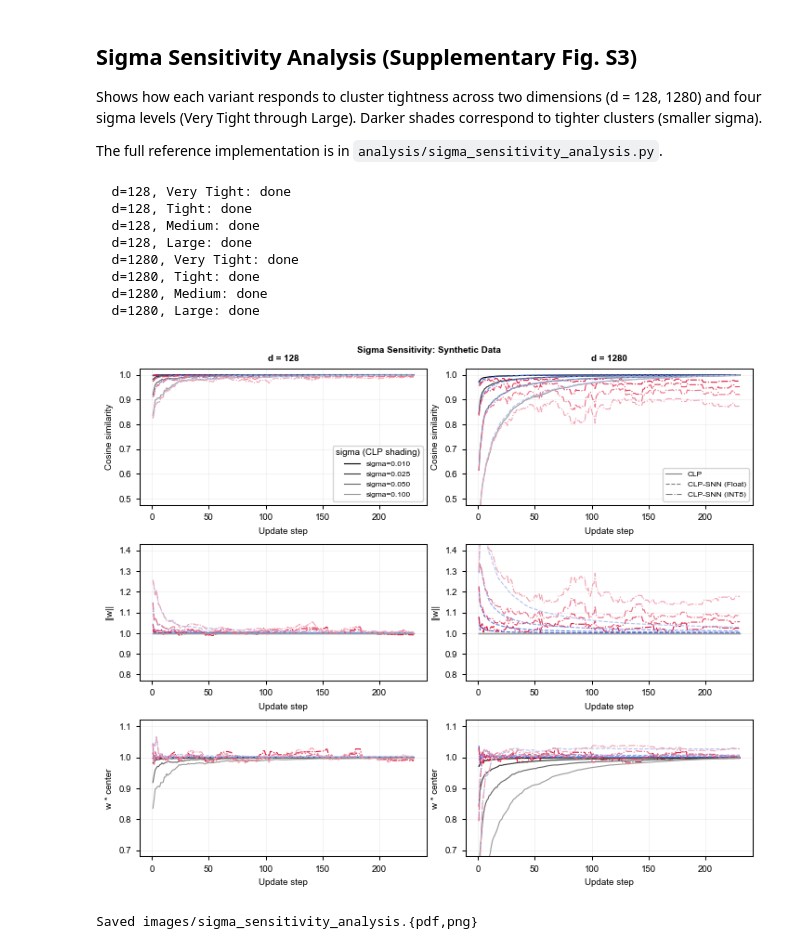
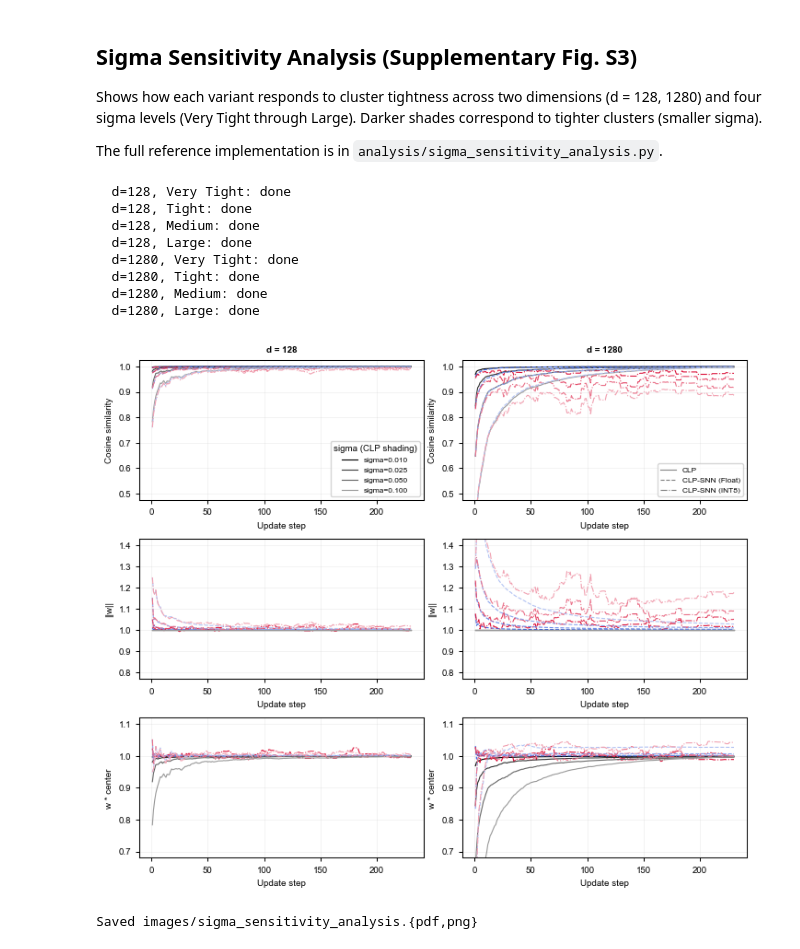
Before and after one commit to elvinhajizada/CLP-SNN, a Jupyter notebook: notebooks/05_self_normalization_analysis.ipynb, the cells around one changed output. Cells and saved outputs as stored; diff of their text form; code cells hidden in the pictures.

```diff
--- a/notebooks/05_self_normalization_analysis.ipynb
+++ b/notebooks/05_self_normalization_analysis.ipynb
@@ -314,12 +314,11 @@ for row, (keys, ylim_hint, ylabel) in enumerate(zip(row_keys, row_ylims, row_lab
         ax_ol.text(0.5, 0.5, 'data not found', ha='center', va='center',
                    transform=ax_ol.transAxes, fontsize=7, color='gray')
     if row == 0:
-        ax_ol.set_title('OpenLoris (d=1280)', fontsize=7, fontweight='bold')
+        ax_ol.set_title('OpenLORIS (d = 1280)', fontsize=7, fontweight='bold')
     ax_ol.set_xlabel('Update step', fontsize=7)
     ax_ol.set_ylabel(ylabel, fontsize=7)
     ax_ol.grid(True, alpha=0.2, linewidth=0.5)
 
-fig.suptitle('Similarity to Cluster Center, Norm & Raw Dot Product', fontsize=7, fontweight='bold')
 plt.tight_layout(pad=0.6, h_pad=1.0, w_pad=0.5)
 for ext in ('pdf', 'png'):
     plt.savefig(IMAGES_DIR / f'self_norm_analysis.{ext}', format=ext, bbox_inches='tight')
@@ -347,6 +346,9 @@ ALPHA_MIN_SS  = 0
 G_INC_SS      = 0.2   # slower decay than Fig. S1 to spread sigma effect
 
 SIGMA_LABELS = ['Very Tight', 'Tight', 'Medium', 'Large']
+# Per-sigma seed offsets, as in analysis/sigma_sensitivity_analysis.py (the original
+# hash(sigma_label) % 100 is randomised per Python process).
+CLUSTER_SEED_OFFSET = {'Very Tight': 23, 'Tight': 70, 'Medium': 8, 'Large': 5}
 SIGMAS = {
     'Very Tight': 0.010,
     'Tight':      0.025,
@@ -359,7 +361,7 @@ ss_results = {}
 for dim in DIMENSIONS_SS:
     for sigma_label in SIGMA_LABELS:
         sigma = SIGMAS[sigma_label]
-        rng = np.random.default_rng(SEED_SS + dim + hash(sigma_label) % 100)
+        rng = np.random.default_rng(SEED_SS + dim + CLUSTER_SEED_OFFSET[sigma_label])
         centre = rng.standard_normal(dim)
         centre /= np.linalg.norm(centre)
         samples = centre + sigma * rng.standard_normal((N_SYNTH_SS + 1, dim))
@@ -408,33 +410,32 @@ for row, (keys, ylabel, ylim) in enumerate(zip(row_keys, row_labels, row_ylims))
         ax.set_xlabel('Update step', fontsize=7)
         ax.set_ylabel(ylabel, fontsize=7)
         ax.grid(True, alpha=0.2, linewidth=0.5)
 
 # Sigma legend (shaded black lines, top-left panel)
 axes[0, 0].legend(fontsize=6, loc='lower right', title='sigma (CLP shading)')
 
 # Variant legend (line style, separate)
 from matplotlib.lines import Line2D
 variant_legend = [
     Line2D([0], [0], color='gray', lw=0.8, ls='-',  label='CLP'),
     Line2D([0], [0], color='gray', lw=0.8, ls='--', label='CLP-SNN (Float)'),
     Line2D([0], [0], color='gray', lw=0.8, ls='-.', label='CLP-SNN (INT8)'),
 ]
 axes[0, 1].legend(handles=variant_legend, fontsize=6, loc='lower right')
 
-fig.suptitle('Sigma Sensitivity: Synthetic Data', fontsize=7, fontweight='bold')
 plt.tight_layout(pad=0.6, h_pad=1.0, w_pad=0.5)
 for ext in ('pdf', 'png'):
     plt.savefig(IMAGES_DIR / f'sigma_sensitivity_analysis.{ext}', format=ext, bbox_inches='tight')
 plt.show()
 print('Saved images/sigma_sensitivity_analysis.{pdf,png}')
 # %% [output]
   d=128, Very Tight: done
   d=128, Tight: done
   d=128, Medium: done
   d=128, Large: done
   d=1280, Very Tight: done
   d=1280, Tight: done
   d=1280, Medium: done
   d=1280, Large: done
-[figure, old version]
+[figure, new version]
 Saved images/sigma_sensitivity_analysis.{pdf,png}
```
Also changed, not shown: parts of 1 cell of this notebook, 2 other files.
